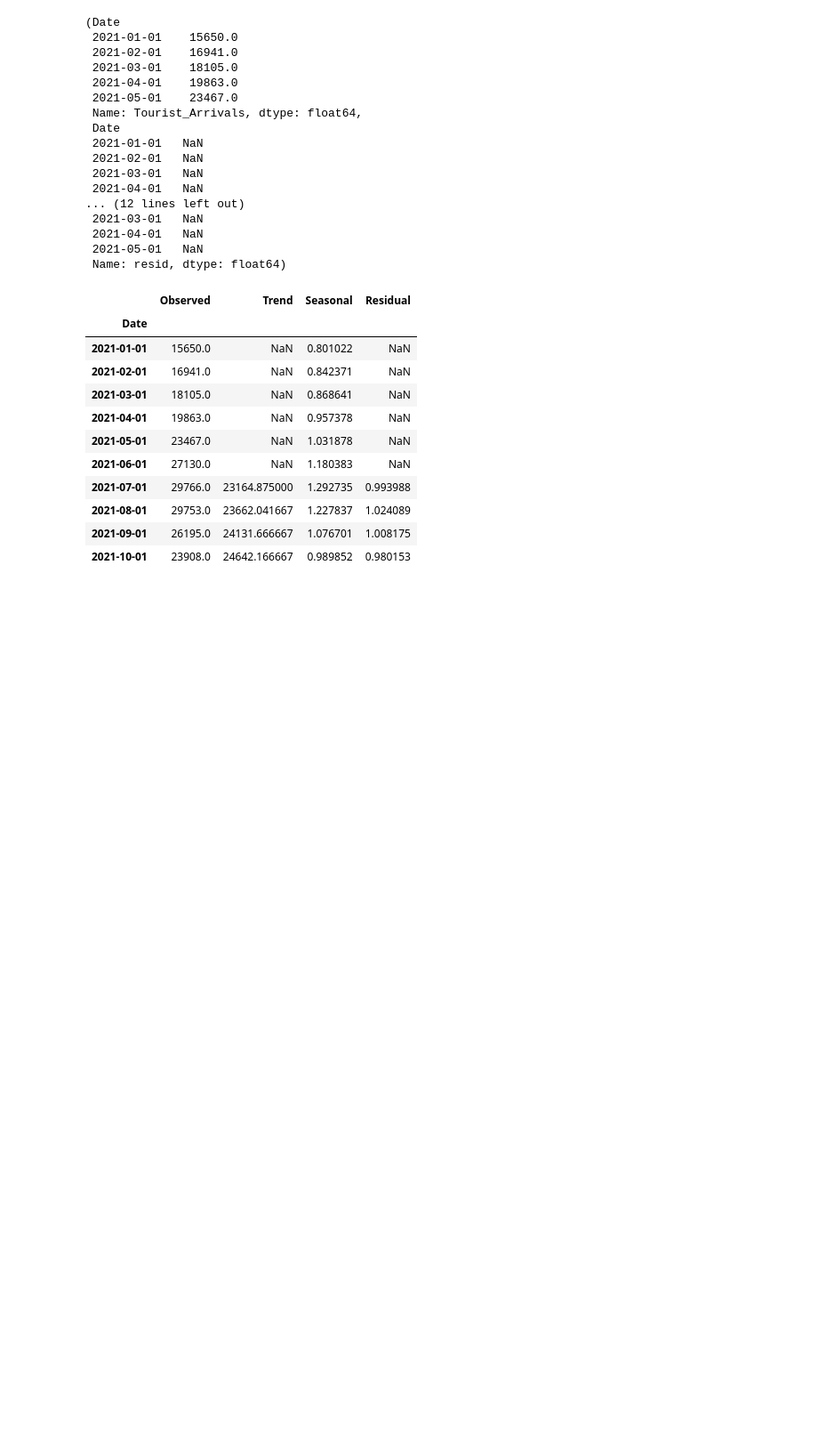
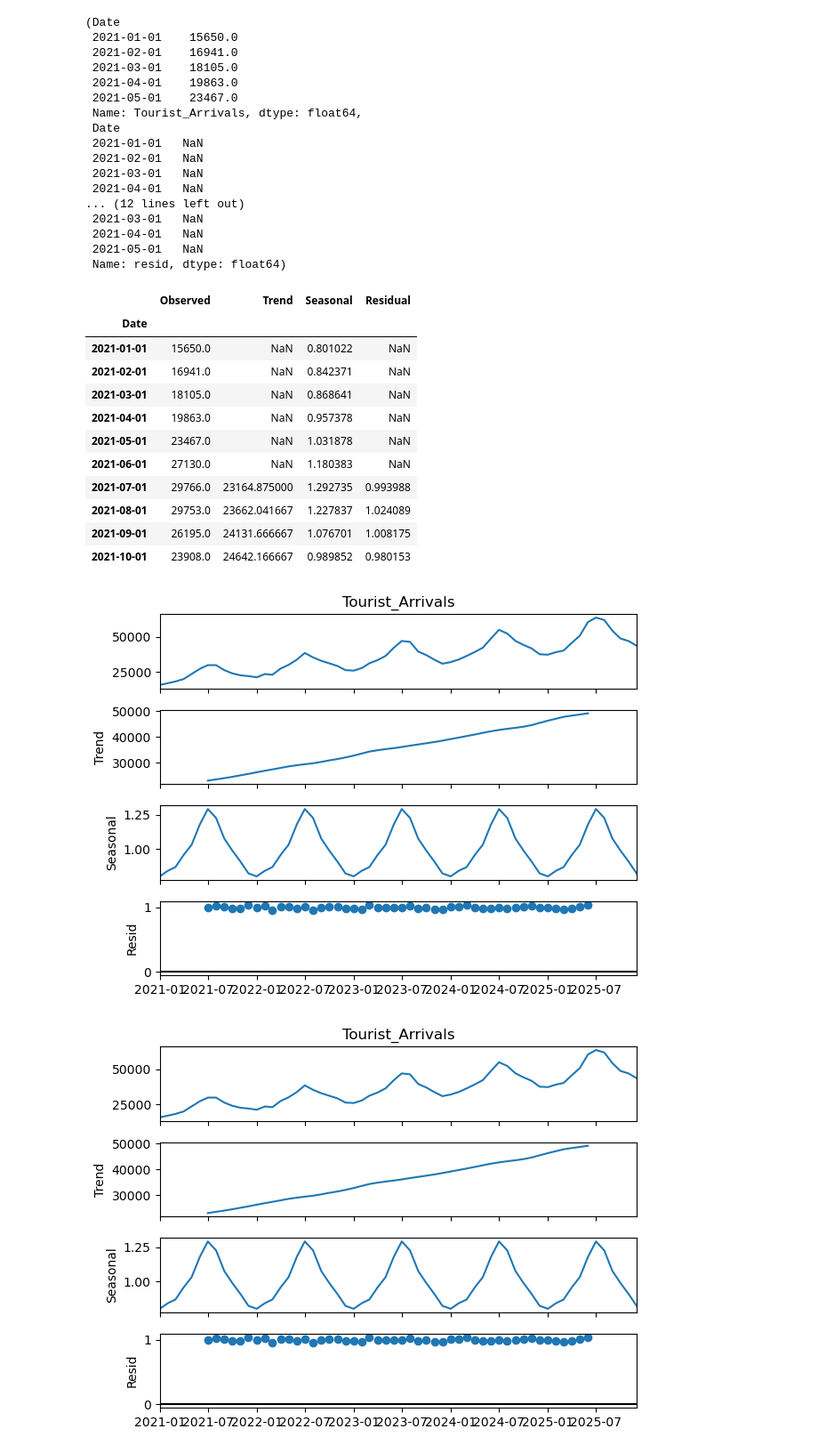
Before and after one commit to Shaunakrane914/Time-Series, a Jupyter notebook: Multiplicative_Composition.ipynb, the cells around one changed output. Shown at 89% size. Cells and saved outputs as stored; diff of their text form; code cells hidden in the pictures; blank space fills up the shorter version.

Commit message:
Result

```diff
--- a/Multiplicative_Composition.ipynb
+++ b/Multiplicative_Composition.ipynb
@@ -178,3 +178,8 @@ decomp_df.head(10)
 | 2021-08-01 | 29753.0 | 23662.041667 | 1.227837 | 1.024089 |
 | 2021-09-01 | 26195.0 | 24131.666667 | 1.076701 | 1.008175 |
 | 2021-10-01 | 23908.0 | 24642.166667 | 0.989852 | 0.980153 |
+# %%
+result.plot()
+# %% [output]
+[figure, added]
+[figure, added]
```
